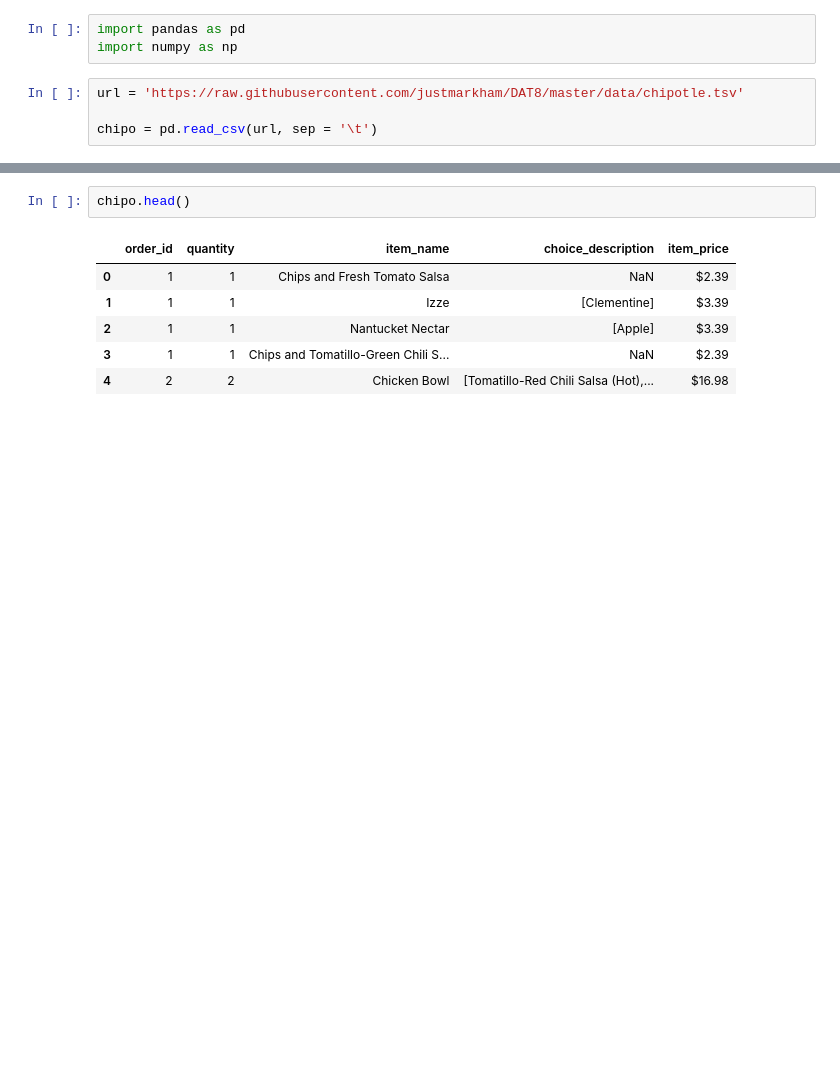
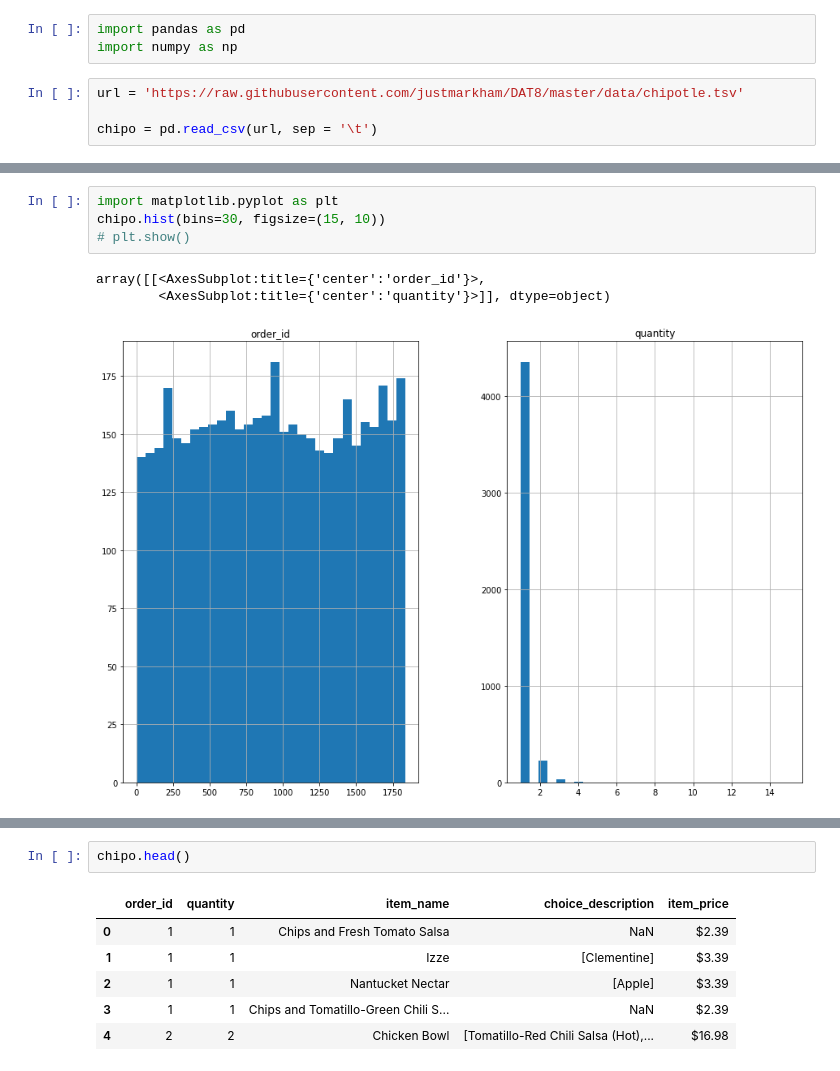
Before and after one commit to lkl2050/pandas_practice_code, a Jupyter notebook: python_basics/Chipotle_basics_mycode.ipynb, the cells around one changed output, grey strips where cells are left out. Cells and saved outputs as stored; diff of their text form; blank space fills up the shorter version.

```diff
--- a/python_basics/Chipotle_basics_mycode.ipynb
+++ b/python_basics/Chipotle_basics_mycode.ipynb
@@ -7,0 +68,8 @@ chipo = pd.read_csv(url, sep = '\t')
+# %%
+import matplotlib.pyplot as plt
+chipo.hist(bins=30, figsize=(15, 10))
+# plt.show()
+# %% [output]
+array([[<AxesSubplot:title={'center':'order_id'}>,
+        <AxesSubplot:title={'center':'quantity'}>]], dtype=object)
+[figure, added]
```
Also changed, not shown: parts of 5 cells of this notebook, 8 other files.
